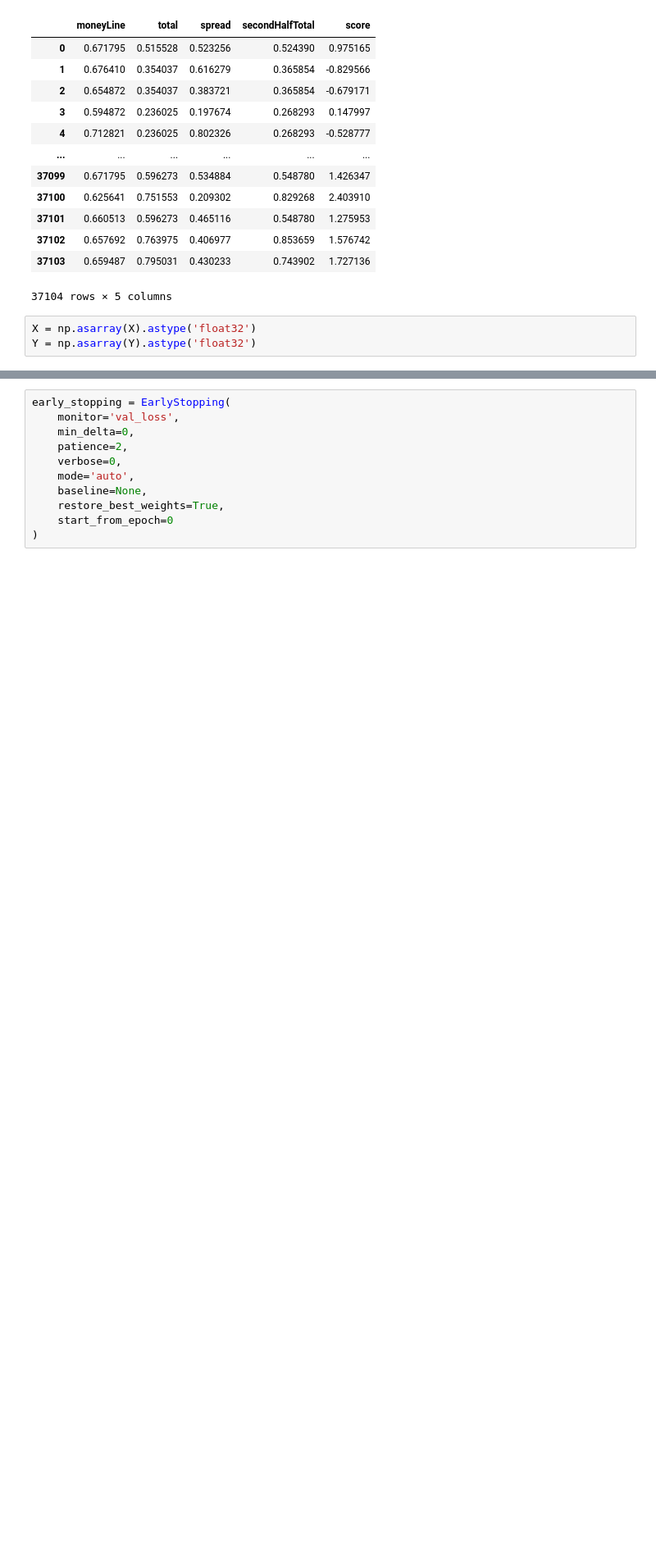
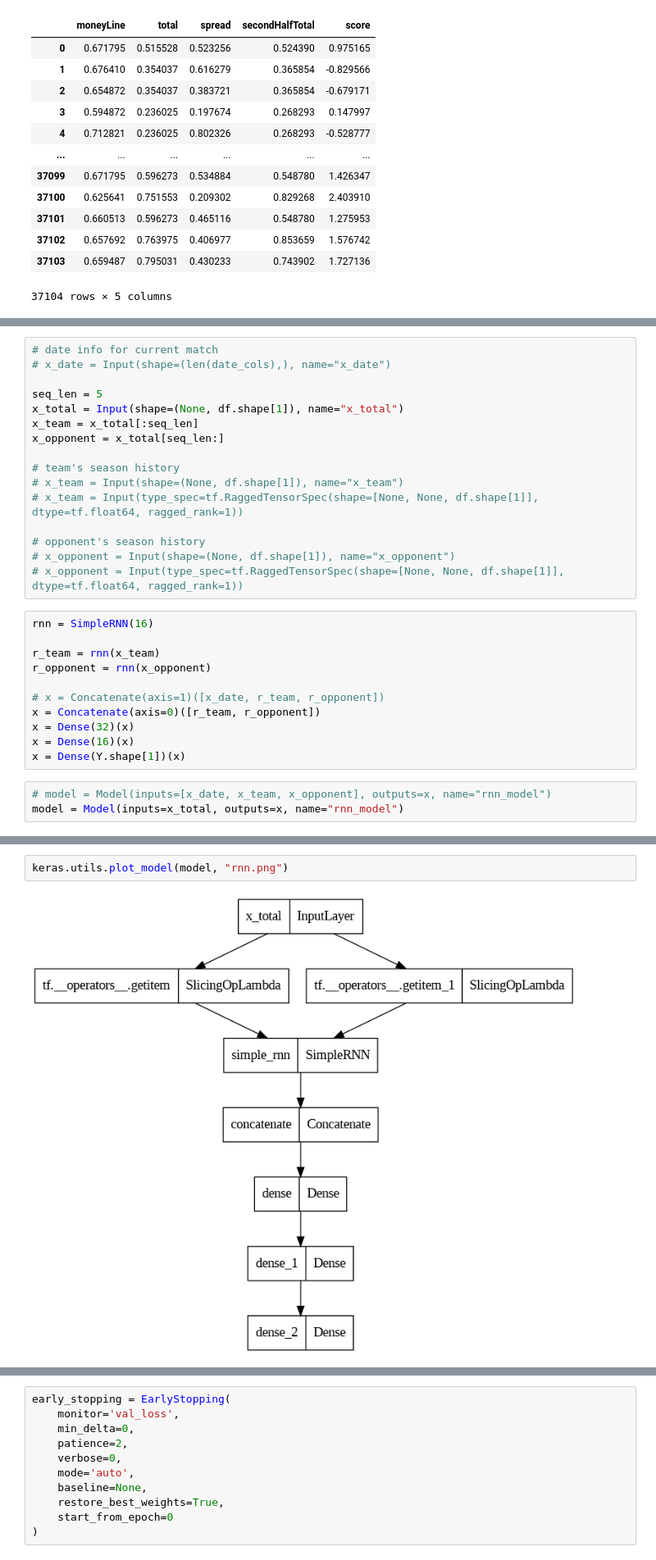
Before and after one commit to Char1iee/NBA_Odds_Analysis, a Jupyter notebook: model2.ipynb, the cells around one changed output, grey strips where cells are left out. Shown at 82% size. Saved outputs shown, nothing was run; the diff lists cells and outputs as text; blank space fills up the shorter version.

Commit message:
Created initial rnn model (fixed length sequence)

```diff
--- a/model2.ipynb
+++ b/model2.ipynb
@@ -46,6 +56,3 @@ Y
 | 37102 | 0.657692 | 0.763975 | 0.406977 | 0.853659 | 1.576742 |
 | 37103 | 0.659487 | 0.795031 | 0.430233 | 0.743902 | 1.727136 |
 37104 rows × 5 columns
-# %%
-X = np.asarray(X).astype('float32')
-Y = np.asarray(Y).astype('float32')
@@ -102,0 +100,30 @@ model.compile(optimizer = 'adam', loss = 'mse')
+# %%
+# date info for current match
+# x_date = Input(shape=(len(date_cols),), name="x_date")
+
+seq_len = 5
+x_total = Input(shape=(None, df.shape[1]), name="x_total")
+x_team = x_total[:seq_len]
+x_opponent = x_total[seq_len:]
+
+# team's season history
+# x_team = Input(shape=(None, df.shape[1]), name="x_team")
+# x_team = Input(type_spec=tf.RaggedTensorSpec(shape=[None, None, df.shape[1]], dtype=tf.float64, ragged_rank=1))
+
+# opponent's season history
+# x_opponent = Input(shape=(None, df.shape[1]), name="x_opponent")
+# x_opponent = Input(type_spec=tf.RaggedTensorSpec(shape=[None, None, df.shape[1]], dtype=tf.float64, ragged_rank=1))
+# %%
+rnn = SimpleRNN(16)
+
+r_team = rnn(x_team)
+r_opponent = rnn(x_opponent)
+
+# x = Concatenate(axis=1)([x_date, r_team, r_opponent])
+x = Concatenate(axis=0)([r_team, r_opponent])
+x = Dense(32)(x)
+x = Dense(16)(x)
+x = Dense(Y.shape[1])(x)
+# %%
+# model = Model(inputs=[x_date, x_team, x_opponent], outputs=x, name="rnn_model")
+model = Model(inputs=x_total, outputs=x, name="rnn_model")
@@ -102,0 +150,4 @@ model.compile(optimizer = 'adam', loss = 'mse')
+# %%
+keras.utils.plot_model(model, "rnn.png")
+# %% [output]
+[figure, added]
```
Also changed, not shown: parts of 39 cells of this notebook.
